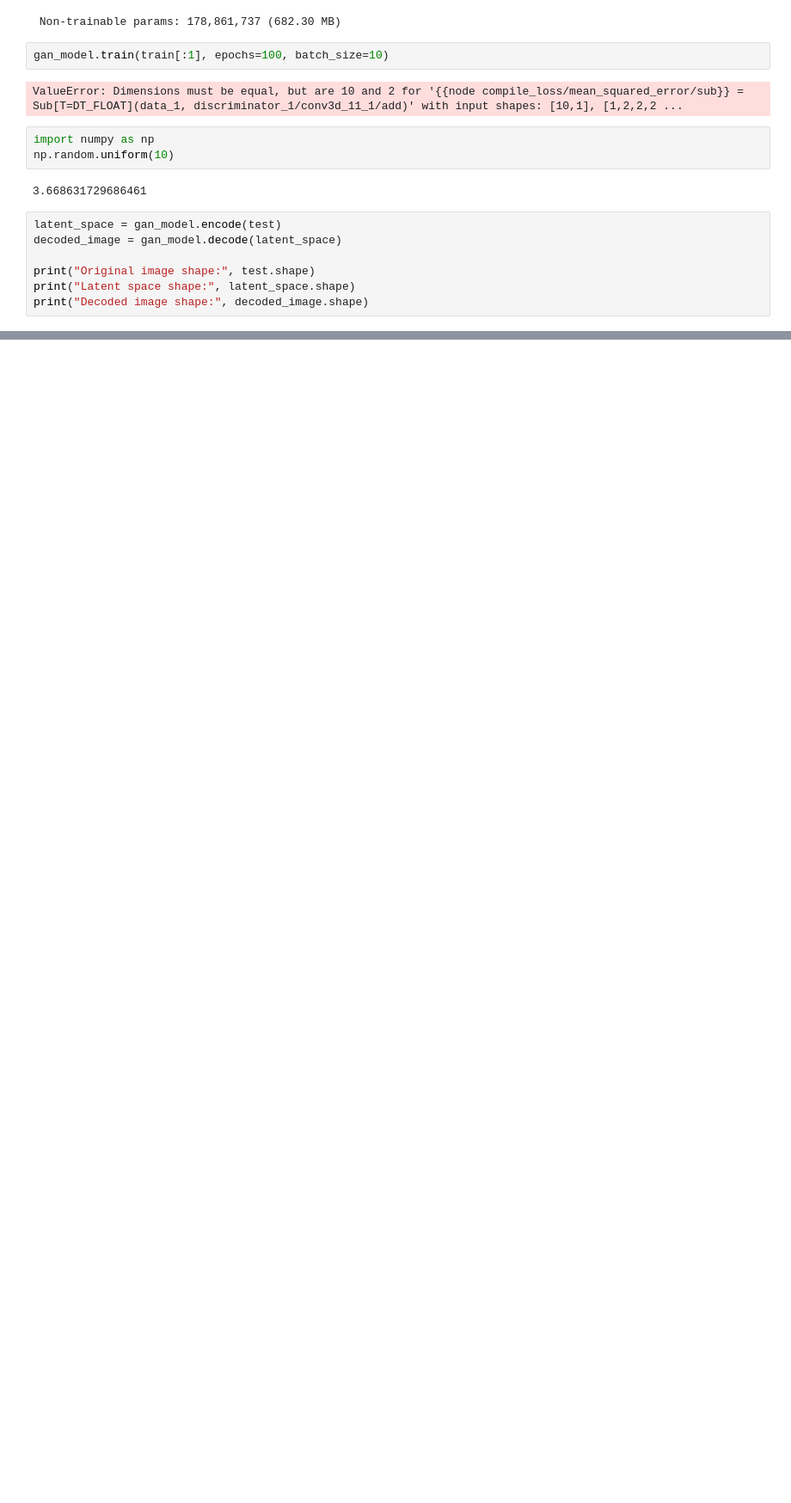
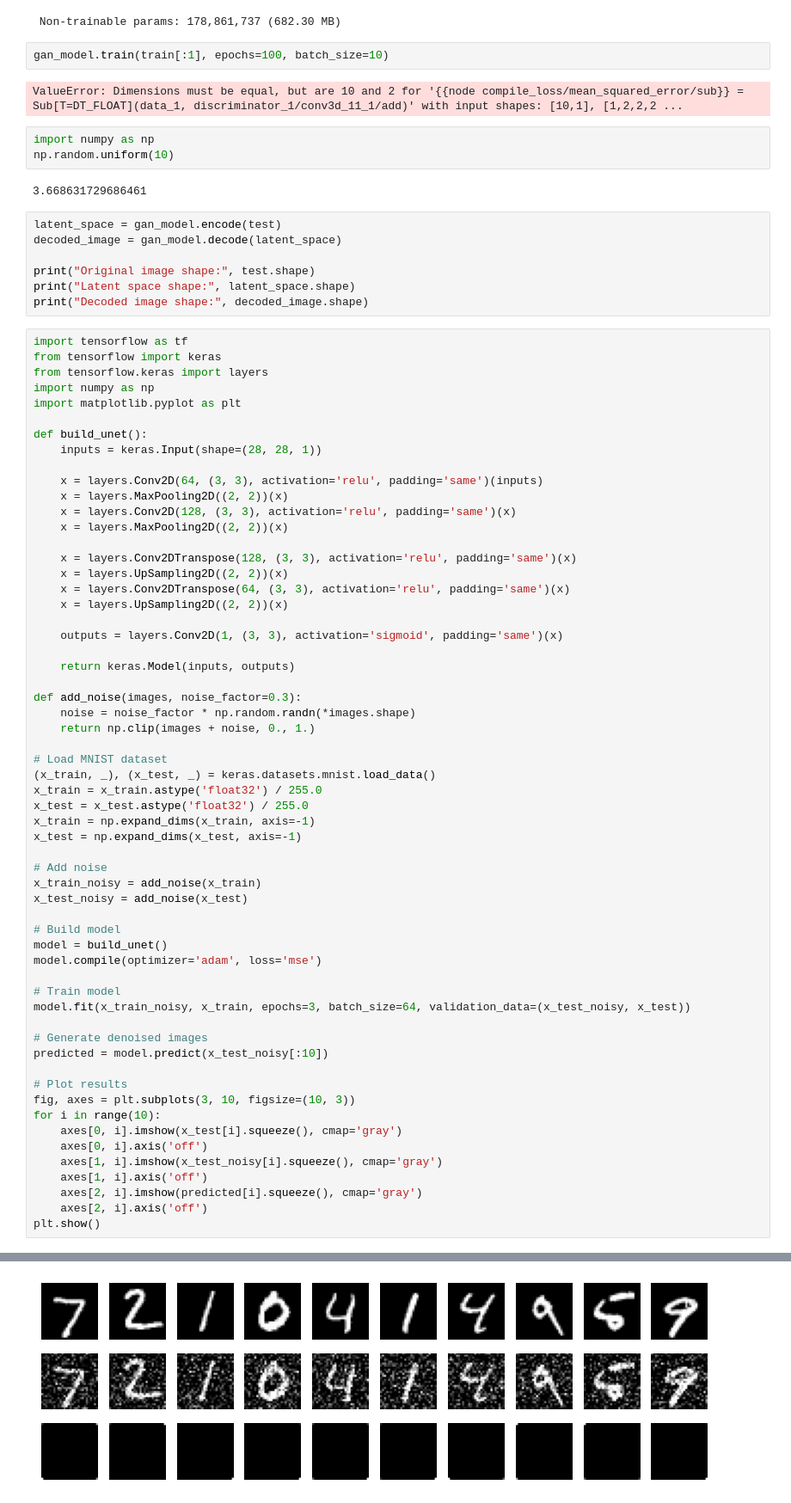
Before and after one commit to Vaakir/unsupervised-deep-learning-bachelor-thesis, a Jupyter notebook: test_gan.ipynb, the cells around one changed output, grey strips where cells are left out. Shown at 86% size. Saved outputs shown, nothing was run; the diff lists cells and outputs as text; blank space fills up the shorter version.

```diff
--- a/test_gan.ipynb
+++ b/test_gan.ipynb
@@ -38,3 +38,63 @@ decoded_image = gan_model.decode(latent_space)
 print("Original image shape:", test.shape)
 print("Latent space shape:", latent_space.shape)
 print("Decoded image shape:", decoded_image.shape)
+# %%
+import tensorflow as tf
+from tensorflow import keras
+from tensorflow.keras import layers
+import numpy as np
+import matplotlib.pyplot as plt
+
+def build_unet():
+    inputs = keras.Input(shape=(28, 28, 1))
+
+    x = layers.Conv2D(64, (3, 3), activation='relu', padding='same')(inputs)
+    x = layers.MaxPooling2D((2, 2))(x)
+    x = layers.Conv2D(128, (3, 3), activation='relu', padding='same')(x)
+    x = layers.MaxPooling2D((2, 2))(x)
+
+    x = layers.Conv2DTranspose(128, (3, 3), activation='relu', padding='same')(x)
+    x = layers.UpSampling2D((2, 2))(x)
+    x = layers.Conv2DTranspose(64, (3, 3), activation='relu', padding='same')(x)
+    x = layers.UpSampling2D((2, 2))(x)
+
+    outputs = layers.Conv2D(1, (3, 3), activation='sigmoid', padding='same')(x)
+
+    return keras.Model(inputs, outputs)
+
+def add_noise(images, noise_factor=0.3):
+    noise = noise_factor * np.random.randn(*images.shape)
+    return np.clip(images + noise, 0., 1.)
+
+# Load MNIST dataset
+(x_train, _), (x_test, _) = keras.datasets.mnist.load_data()
+x_train = x_train.astype('float32') / 255.0
+x_test = x_test.astype('float32') / 255.0
+x_train = np.expand_dims(x_train, axis=-1)
+x_test = np.expand_dims(x_test, axis=-1)
+
+# Add noise
+x_train_noisy = add_noise(x_train)
+x_test_noisy = add_noise(x_test)
+
+# Build model
+model = build_unet()
+model.compile(optimizer='adam', loss='mse')
+
+# Train model
+model.fit(x_train_noisy, x_train, epochs=3, batch_size=64, validation_data=(x_test_noisy, x_test))
+
+# Generate denoised images
+predicted = model.predict(x_test_noisy[:10])
+
+# Plot results
+fig, axes = plt.subplots(3, 10, figsize=(10, 3))
+for i in range(10):
+    axes[0, i].imshow(x_test[i].squeeze(), cmap='gray')
+    axes[0, i].axis('off')
+    axes[1, i].imshow(x_test_noisy[i].squeeze(), cmap='gray')
+    axes[1, i].axis('off')
+    axes[2, i].imshow(predicted[i].squeeze(), cmap='gray')
+    axes[2, i].axis('off')
+plt.show()
+# %% [output]
@@ -40,0 +112 @@ print("Decoded image shape:", decoded_image.shape)
+[figure, added]
```
Also changed, not shown: parts of 2 cells of this notebook, 3 other files.
